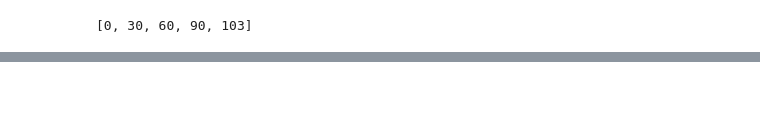
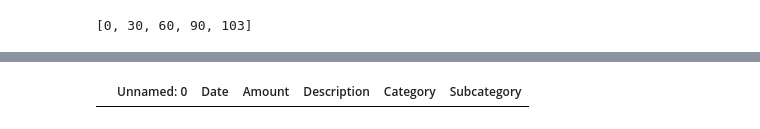
Before and after one commit to kesaroid/finance-analyzer, a Jupyter notebook: categorize_transactions_v2.ipynb, the cells around one changed output, grey strips where cells are left out. Cells and saved outputs as stored; diff of their text form; code cells hidden in the pictures; blank space fills up the shorter version.

```diff
--- a/categorize_transactions_v2.ipynb
+++ b/categorize_transactions_v2.ipynb
@@ -291,2 +256,17 @@ array([None, 'Investment;', 'Credit card payment;', 'Salary;',
+# %%
+# Fill in missing categories
+categorized_credit_transactions_df[categorized_credit_transactions_df['Category'].isna()]
+# change category and subcategory to a specific value
+categorized_credit_transactions_df.loc[categorized_credit_transactions_df['Description'] == 'SPOTIFY 8777781161 NY', 'Category'] = 'Subscription'
+categorized_credit_transactions_df.loc[categorized_credit_transactions_df['Description'] == 'SPOTIFY 8777781161 NY', 'Subcategory'] = 'Music'
+categorized_credit_transactions_df.loc[categorized_credit_transactions_df['Description'] == 'PUBLIX #1131 ORLANDO FL', 'Category'] = 'Merchandise & Supplies'
+categorized_credit_transactions_df.loc[categorized_credit_transactions_df['Description'] == 'PUBLIX #1131 ORLANDO FL', 'Subcategory'] = 'Groceries'
+categorized_credit_transactions_df.loc[categorized_credit_transactions_df['Description'] == 'GEICO *AUTO 800-841-3000 DC', 'Category'] = 'Transportation'
+categorized_credit_transactions_df.loc[categorized_credit_transactions_df['Description'] == 'GEICO *AUTO 800-841-3000 DC', 'Subcategory'] = 'Insurance'
+
+# Fill in missing categories
+categorized_credit_transactions_df[categorized_credit_transactions_df['Subcategory'].isna()]
+# %% [output]
+|  | Unnamed: 0 | Date | Amount | Description | Category | Subcategory |
 # %%
 # Drop NA values
```
Also changed, not shown: parts of 21 cells of this notebook.
